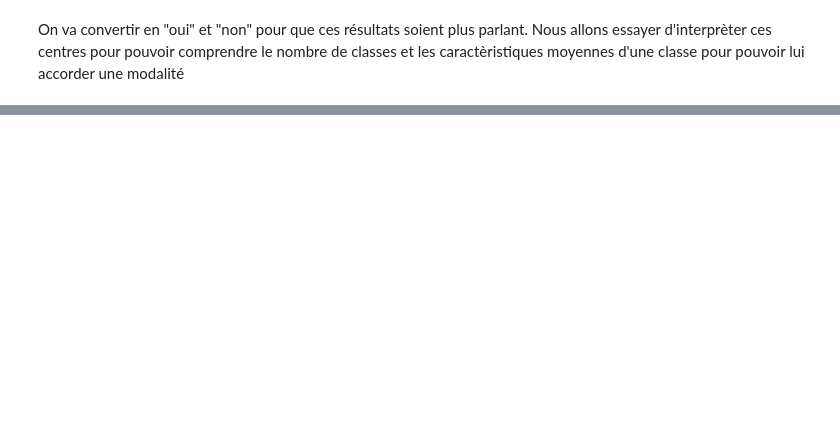
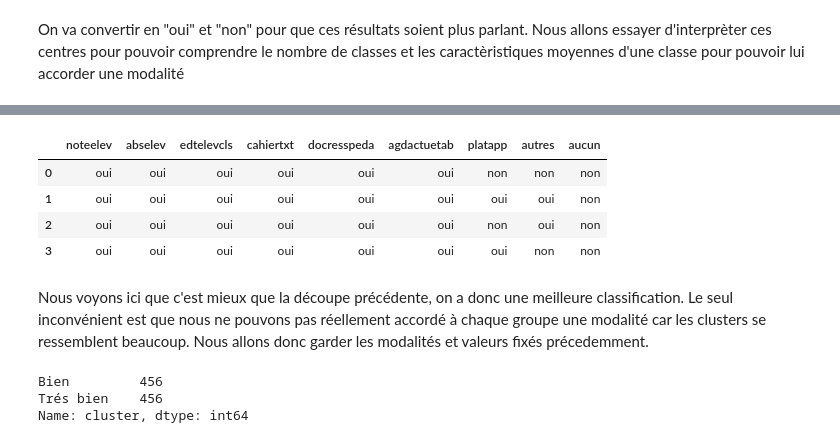
Before and after one commit to Salim-belkhir/Projet-data-science, a Jupyter notebook: etude_etic_2/etic_2-services-num.ipynb, the cells around one changed output, grey strips where cells are left out. Saved outputs shown, nothing was run; the diff lists cells and outputs as text; code cells hidden in the pictures; blank space fills up the shorter version.

```diff
--- a/etude_etic_2/etic_2-services-num.ipynb
+++ b/etude_etic_2/etic_2-services-num.ipynb
@@ -215,0 +270,13 @@ resultat
+# %%
+for column in resultat_2.columns:
+    resultat_2[column] = resultat_2[column].apply(change_value)
+    resultat_2[column] = resultat_2[column].replace({1: 'oui', 0: 'non'})
+    resultat_2[column] = resultat_2[column].astype(str)
+
+resultat_2
+# %% [output]
+|  | noteelev | abselev | edtelevcls | cahiertxt | docresspeda | agdactuetab | platapp | autres | aucun |
+| 0 | oui | oui | oui | oui | oui | oui | non | non | non |
+| 1 | oui | oui | oui | oui | oui | oui | oui | oui | non |
+| 2 | oui | oui | oui | oui | oui | oui | non | oui | non |
+| 3 | oui | oui | oui | oui | oui | oui | oui | non | non |
@@ -215,0 +294,10 @@ resultat
+# %% [markdown]
+Nous voyons ici que c'est mieux que la découpe précédente, on a donc une meilleure classification. Le seul inconvénient est que nous ne pouvons pas réellement accordé à chaque groupe une modalité car les clusters se ressemblent beaucoup. Nous allons donc garder les modalités et valeurs fixés précedemment.
+# %%
+df_services.cluster.replace({'0' : "Trés bien", "1": "Bien", "2": "Bien"}, inplace=True)
+
+df_services.cluster.value_counts()
+# %% [output]
+Bien         456
+Trés bien    456
+Name: cluster, dtype: int64
```
Also changed, not shown: parts of 13 cells of this notebook, 14 other files.
